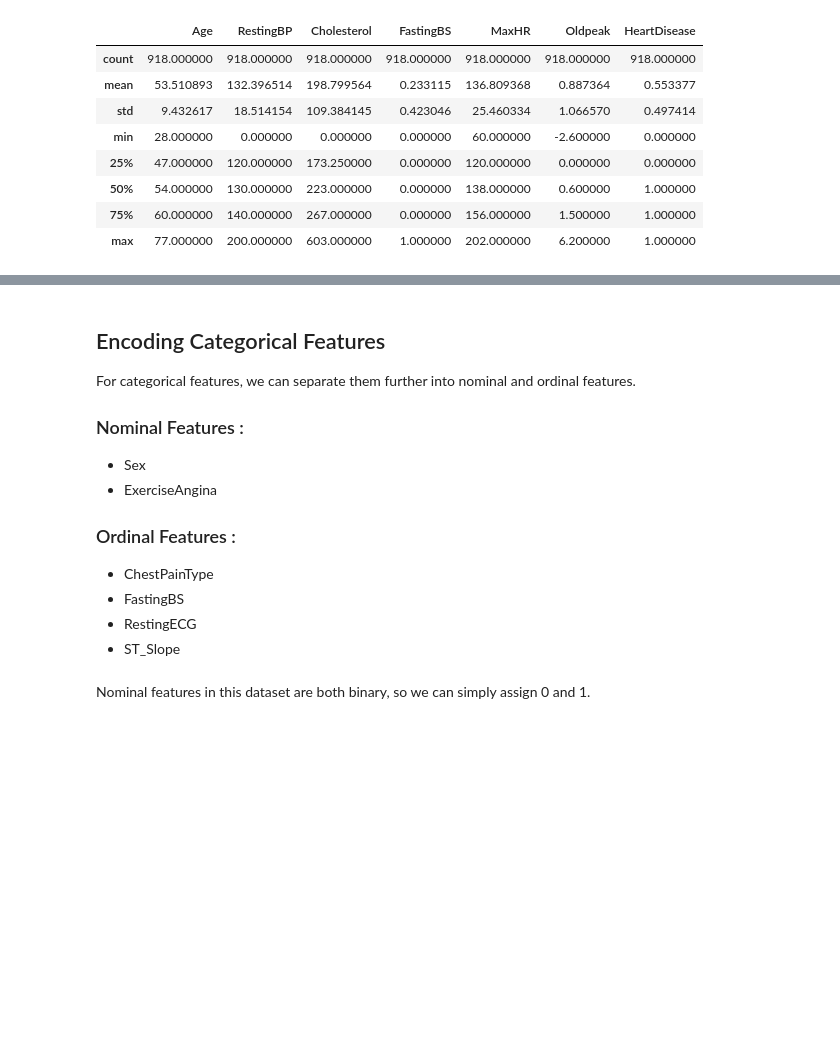
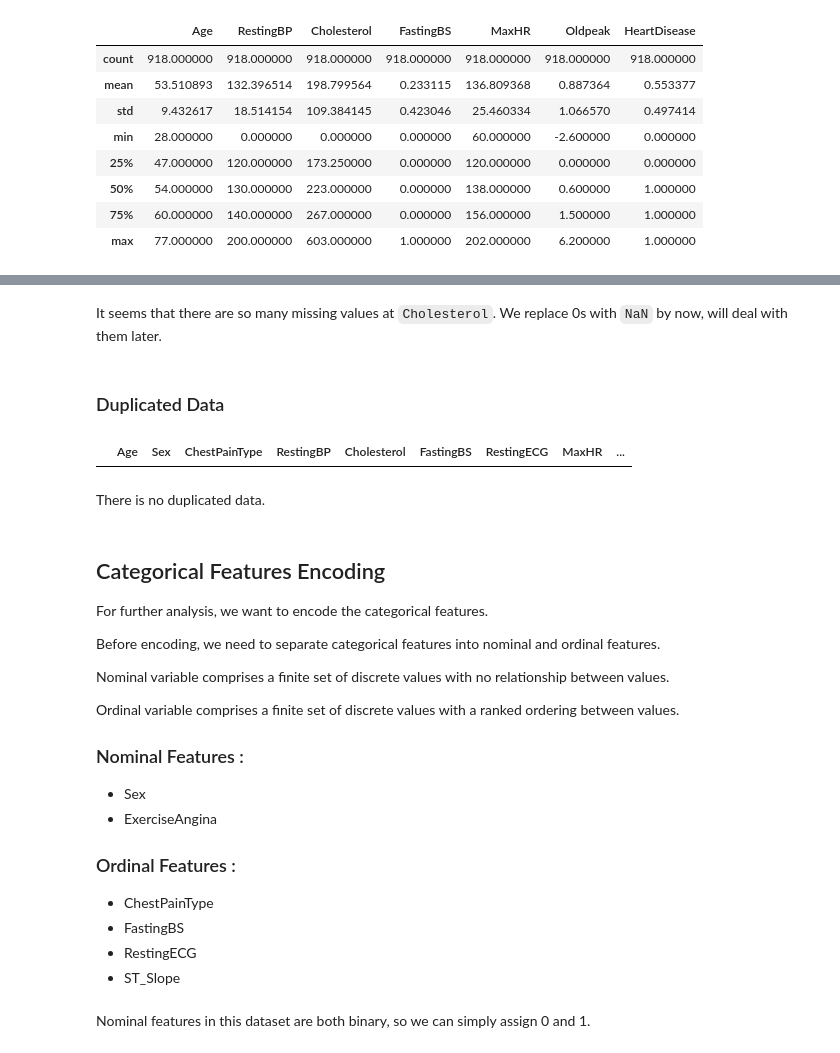
Before and after one commit to Barry0310/AI-Final-Project, a Jupyter notebook: AI_Final_Report.ipynb, the cells around one changed output, grey strips where cells are left out. Drawn from its saved outputs; the diff is of its cells as text; code cells hidden in the pictures; blank space fills up the shorter version.

```diff
--- a/AI_Final_Report.ipynb
+++ b/AI_Final_Report.ipynb
@@ -89,10 +121,26 @@ We assume that some null values got filled with 0. We have to deal with it later
+# %% [markdown]
+It seems that there are so many missing values at `Cholesterol`. We replace 0s with `NaN` by now, will deal with them later.
+# %% [markdown]
+### Duplicated Data
+# %%
+df[df.duplicated()]
+# %% [output]
+|  | Age | Sex | ChestPainType | RestingBP | Cholesterol | FastingBS | RestingECG | MaxHR | ... |
+# %% [markdown]
+There is no duplicated data.
 # %%
 num_cols = ['Age', 'RestingBP', 'Cholesterol', 'MaxHR', 'Oldpeak'] # Numeric
 cat_cols = ['Sex', 'ChestPainType', 'FastingBS', 'RestingECG', 'ExerciseAngina', 'ST_Slope'] # Categorical
 tar_col = ['HeartDisease'] # Target
 # %% [markdown]
-## Encoding Categorical Features
-For categorical features, we can separate them further into nominal and ordinal features.
+## Categorical Features Encoding
+For further analysis, we want to encode the categorical features.
+
+Before encoding, we need to separate categorical features into nominal and ordinal features.
+
+Nominal variable comprises a finite set of discrete values with no relationship between values.
+
+Ordinal variable comprises a finite set of discrete values with a ranked ordering between values.
 
 ### Nominal Features :
 + Sex
```
Also changed, not shown: parts of 37 cells of this notebook, 1 other file.
